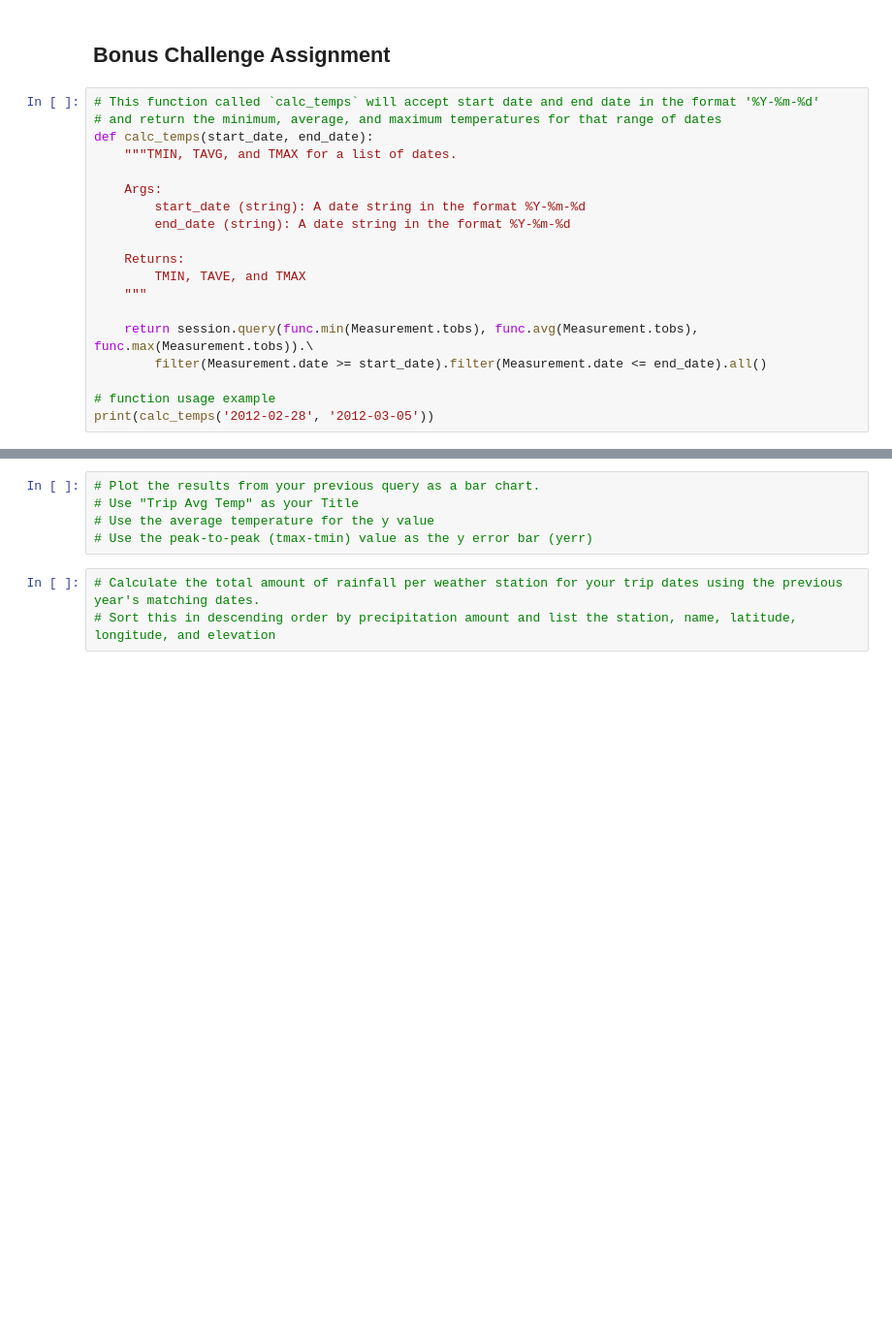
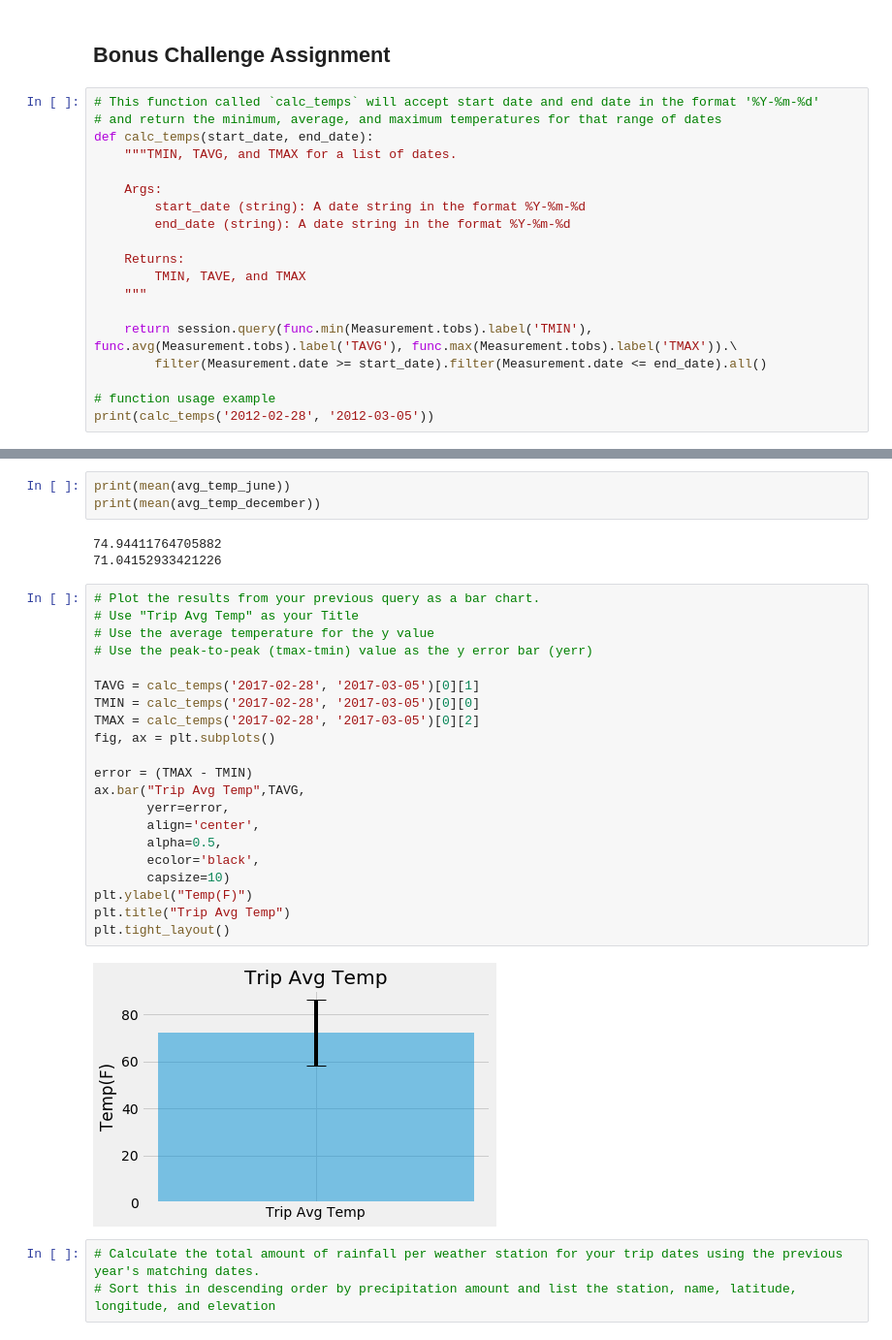
Before and after one commit to prerak-patel/sqlalchemy-challenge, a Jupyter notebook: climate_analysis.ipynb, the cells around one changed output, grey strips where cells are left out. Shown at 97% size. Cells and saved outputs as stored; diff of their text form; blank space fills up the shorter version.

```diff
--- a/climate_analysis.ipynb
+++ b/climate_analysis.ipynb
@@ -199,7 +212,7 @@ def calc_temps(start_date, end_date):
         TMIN, TAVE, and TMAX
     """
 
-    return session.query(func.min(Measurement.tobs), func.avg(Measurement.tobs), func.max(Measurement.tobs)).\
+    return session.query(func.min(Measurement.tobs).label('TMIN'), func.avg(Measurement.tobs).label('TAVG'), func.max(Measurement.tobs).label('TMAX')).\
         filter(Measurement.date >= start_date).filter(Measurement.date <= end_date).all()
 
 # function usage example
@@ -210,8 +255,32 @@ print(calc_temps('2012-02-28', '2012-03-05'))
+# %%
+print(mean(avg_temp_june))
+print(mean(avg_temp_december))
+# %% [output]
+74.94411764705882
+71.04152933421226
 # %%
 # Plot the results from your previous query as a bar chart.
 # Use "Trip Avg Temp" as your Title
 # Use the average temperature for the y value
 # Use the peak-to-peak (tmax-tmin) value as the y error bar (yerr)
+
+TAVG = calc_temps('2017-02-28', '2017-03-05')[0][1]
+TMIN = calc_temps('2017-02-28', '2017-03-05')[0][0]
+TMAX = calc_temps('2017-02-28', '2017-03-05')[0][2]
+fig, ax = plt.subplots()
+
+error = (TMAX - TMIN)
+ax.bar("Trip Avg Temp",TAVG,
+       yerr=error,
+       align='center',
+       alpha=0.5,
+       ecolor='black',
+       capsize=10)
+plt.ylabel("Temp(F)")
+plt.title("Trip Avg Temp")
+plt.tight_layout()
+# %% [output]
+[figure, added]
 # %%
 # Calculate the total amount of rainfall per weather station for your trip dates using the previous year's matching dates.
 # Sort this in descending order by precipitation amount and list the station, name, latitude, longitude, and elevation
```
Also changed, not shown: parts of 9 cells of this notebook.
